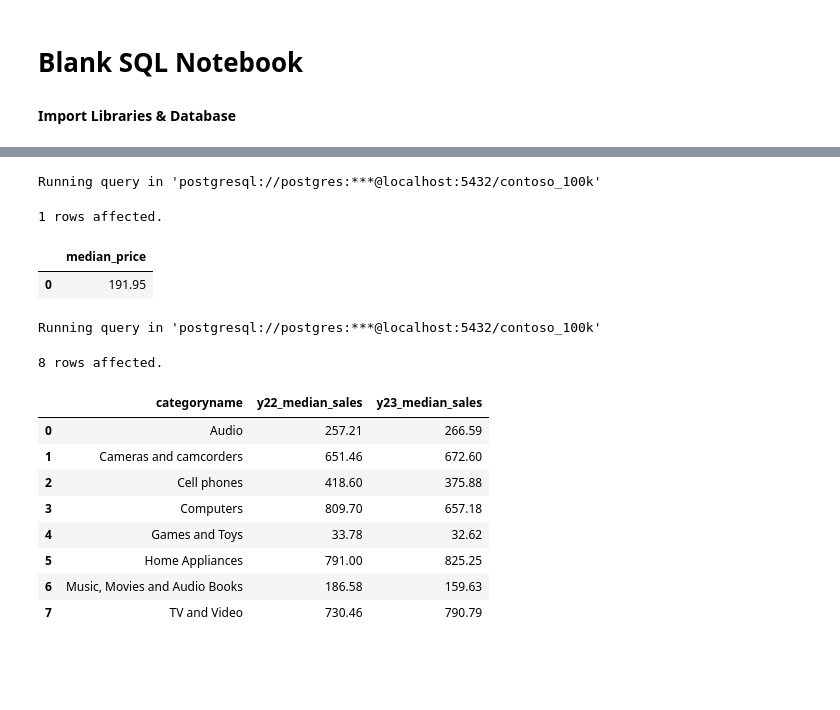
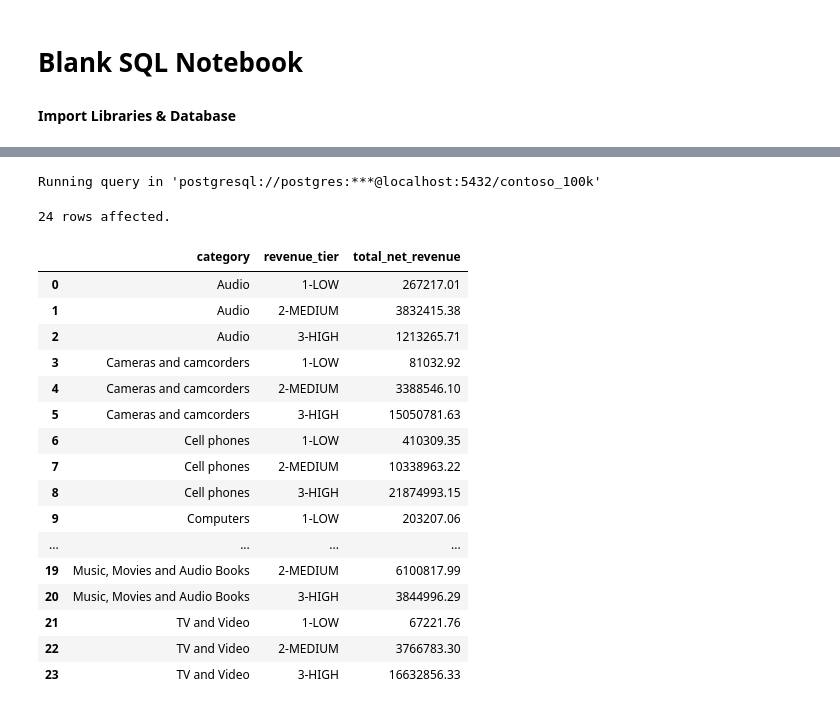
Before and after one commit to ngoanhminh1808/SQL, a Jupyter notebook: Resources/Blank_SQL_Notebook.ipynb, the cells around one changed output, grey strips where cells are left out. Drawn from its saved outputs; the diff is of its cells as text; code cells hidden in the pictures; blank space fills up the shorter version.

```diff
--- a/Resources/Blank_SQL_Notebook.ipynb
+++ b/Resources/Blank_SQL_Notebook.ipynb
@@ -164,40 +170,50 @@ Running query in 'postgresql://postgres:***@localhost:5432/contoso_100k'
-# %%
-%%sql
-SELECT
-  PERCENTILE_CONT (0.5) WITHIN GROUP (ORDER BY netprice) AS median_price
-FROM
-  sales
-# %% [output]
-Running query in 'postgresql://postgres:***@localhost:5432/contoso_100k'
-1 rows affected.
-|  | median_price |
-| 0 | 191.95 |
 # %%
 %%sql
+WITH quartiles AS (
+  SELECT
+    PERCENTILE_CONT(.25) WITHIN GROUP (ORDER BY (s.netprice * s.quantity * s.exchangerate)) AS revenue_25th_percentile,
+    PERCENTILE_CONT(.75) WITHIN GROUP (ORDER BY (s.netprice * s.quantity * s.exchangerate)) AS revenue_75th_percentile
+  FROM
+    sales s
+  WHERE
+    s.orderdate BETWEEN '2022-01-01' AND '2023-12-31'
+)
+
 SELECT
-  p.categoryname,
-  PERCENTILE_CONT (.5) WITHIN GROUP (ORDER BY (CASE
-    WHEN s.orderdate BETWEEN '2022-01-01' AND '2022-12-31' THEN (s.quantity * s.netprice * s.exchangerate)
-  END)) AS y22_median_sales,
-  PERCENTILE_CONT (.5) WITHIN GROUP (ORDER BY (CASE
-    WHEN s.orderdate BETWEEN '2023-01-01' AND '2023-12-31' THEN (s.quantity * s.netprice * s.exchangerate)
-  END)) AS y23_median_sales
+  p.categoryname AS category,
+  CASE
+    WHEN (s.netprice * s.quantity * s.exchangerate) <= q.revenue_25th_percentile THEN '1-LOW'
+    WHEN (s.netprice * s.quantity * s.exchangerate) BETWEEN q.revenue_25th_percentile AND q.revenue_75th_percentile THEN '2-MEDIUM'
+    ELSE '3-HIGH'
+  END AS revenue_tier,
+  SUM((s.netprice * s.quantity * s.exchangerate)) AS total_net_revenue
 FROM
   sales s
 LEFT JOIN product p ON p.productkey = s.productkey
+CROSS JOIN quartiles q
 GROUP BY
-  p.categoryname
+  category,
+  revenue_tier
 ORDER BY
-  p.categoryname
+  category,
+  revenue_tier
 # %% [output]
 Running query in 'postgresql://postgres:***@localhost:5432/contoso_100k'
-8 rows affected.
+24 rows affected.
-|  | categoryname | y22_median_sales | y23_median_sales |
-| 0 | Audio | 257.21 | 266.59 |
-| 1 | Cameras and camcorders | 651.46 | 672.60 |
-| 2 | Cell phones | 418.60 | 375.88 |
-| 3 | Computers | 809.70 | 657.18 |
-| 4 | Games and Toys | 33.78 | 32.62 |
-| 5 | Home Appliances | 791.00 | 825.25 |
-| 6 | Music, Movies and Audio Books | 186.58 | 159.63 |
-| 7 | TV and Video | 730.46 | 790.79 |
+|  | category | revenue_tier | total_net_revenue |
+| 0 | Audio | 1-LOW | 267217.01 |
+| 1 | Audio | 2-MEDIUM | 3832415.38 |
+| 2 | Audio | 3-HIGH | 1213265.71 |
+| 3 | Cameras and camcorders | 1-LOW | 81032.92 |
+| 4 | Cameras and camcorders | 2-MEDIUM | 3388546.10 |
+| 5 | Cameras and camcorders | 3-HIGH | 15050781.63 |
+| 6 | Cell phones | 1-LOW | 410309.35 |
+| 7 | Cell phones | 2-MEDIUM | 10338963.22 |
+| 8 | Cell phones | 3-HIGH | 21874993.15 |
+| 9 | Computers | 1-LOW | 203207.06 |
+| ... | ... | ... | ... |
+| 19 | Music, Movies and Audio Books | 2-MEDIUM | 6100817.99 |
+| 20 | Music, Movies and Audio Books | 3-HIGH | 3844996.29 |
+| 21 | TV and Video | 1-LOW | 67221.76 |
+| 22 | TV and Video | 2-MEDIUM | 3766783.30 |
+| 23 | TV and Video | 3-HIGH | 16632856.33 |
```
Also changed, not shown: parts of 11 cells of this notebook.
